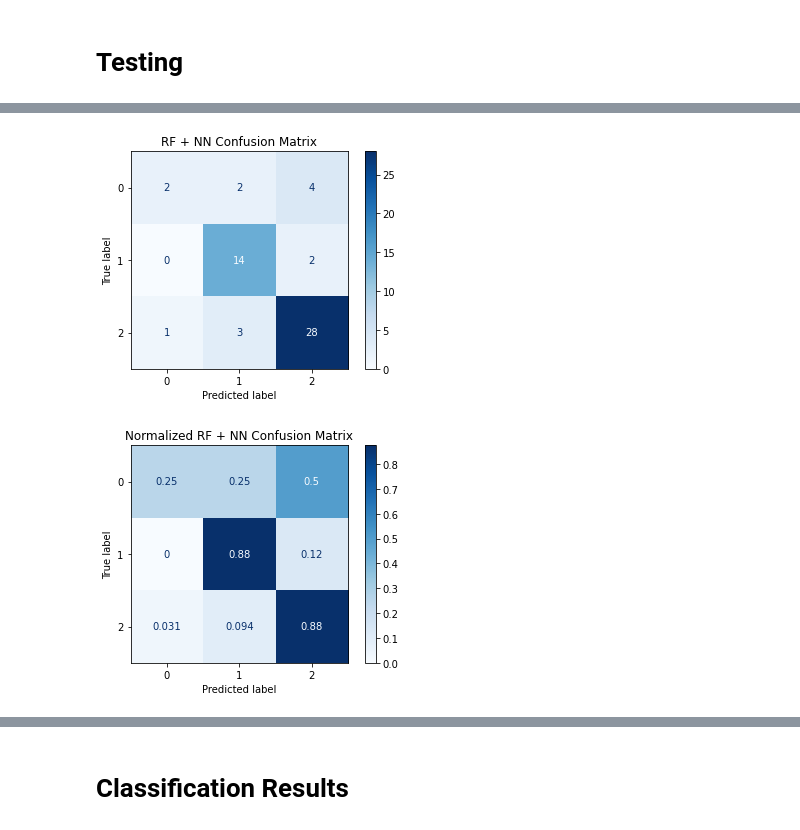
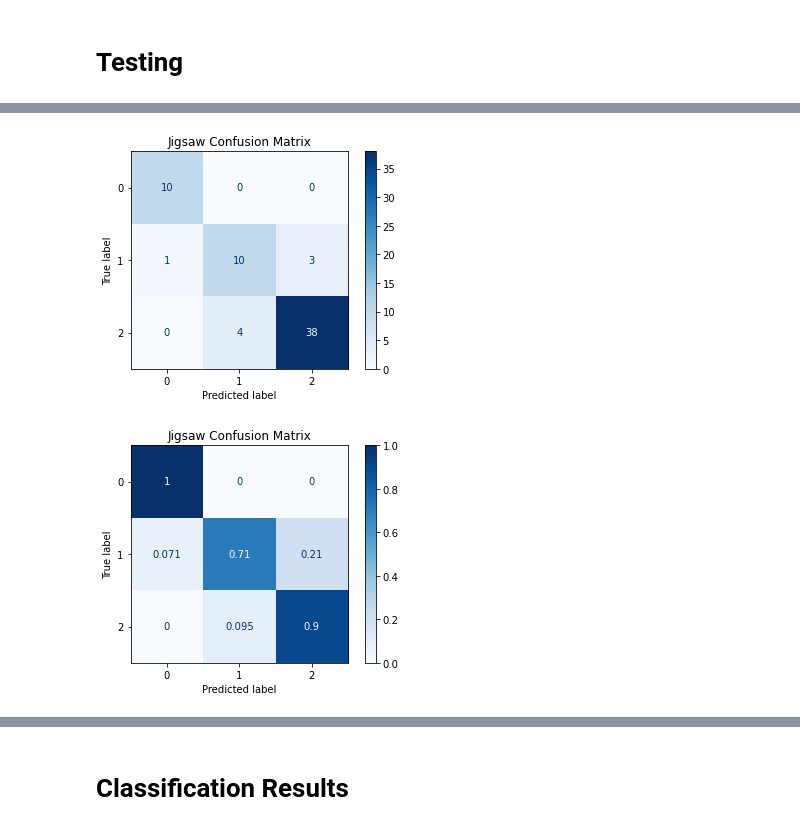
Before and after one commit to koalateectrl/tumor-classification, a Jupyter notebook: molec_binary_seq/jigsaw mb molec.ipynb, the cells around one changed output, grey strips where cells are left out. Cells and saved outputs as stored; diff of their text form; code cells hidden in the pictures.

Commit message:
jigsaw

```diff
--- a/molec_binary_seq/jigsaw mb molec.ipynb
+++ b/molec_binary_seq/jigsaw mb molec.ipynb
@@ -600,0 +960,6 @@ y_test_overall = np.concatenate([y_test_after_first_model, y_test_for_wnt])
+# %%
+y_test_after_second_model_2 = np.array(y_test_after_second_model_2)
+# %%
+y_preds_after_fourth = nn_seq_4_model.predict(X_test_after_second_model_2)
+# %%
+y_preds_after_fourth[y_preds_after_fourth == 1] = 2
@@ -601,3 +969,6 @@ y_test_overall = np.concatenate([y_test_after_first_model, y_test_for_wnt])
+# %%
+y_preds_overall = np.concatenate([y_preds_overall, y_preds_after_fourth])
+y_test_overall = np.concatenate([y_test_overall, y_test_after_second_model_2])
 # %%
 accuracy_score(y_test_overall, y_preds_overall)
 # %% [output]
@@ -606,18 +977,18 @@ accuracy_score(y_test_overall, y_preds_overall)
 sns.reset_orig()
 # %%
 matrix = create_confusion_matrix(y_test_overall, y_preds_overall, cmap=plt.cm.Blues)
-plt.title('RF + NN Confusion Matrix')
+plt.title('Jigsaw Confusion Matrix')
 plt.show(matrix)
 plt.show()
 # %% [output]
-[figure, old version]
+[figure, new version]
 # %%
 matrix = create_confusion_matrix(y_test_overall, y_preds_overall, cmap=plt.cm.Blues, normalize = 'true')
-plt.title('Normalized RF + NN Confusion Matrix')
+plt.title('Jigsaw Confusion Matrix')
 plt.show(matrix)
 plt.show()
 # %% [output]
-[figure, old version]
+[figure, new version]
 # %%
 y_test_np = y_test.to_numpy()
 my_classification_report(y_test_overall, y_preds_overall)
```
Also changed, not shown: parts of 150 cells of this notebook.
